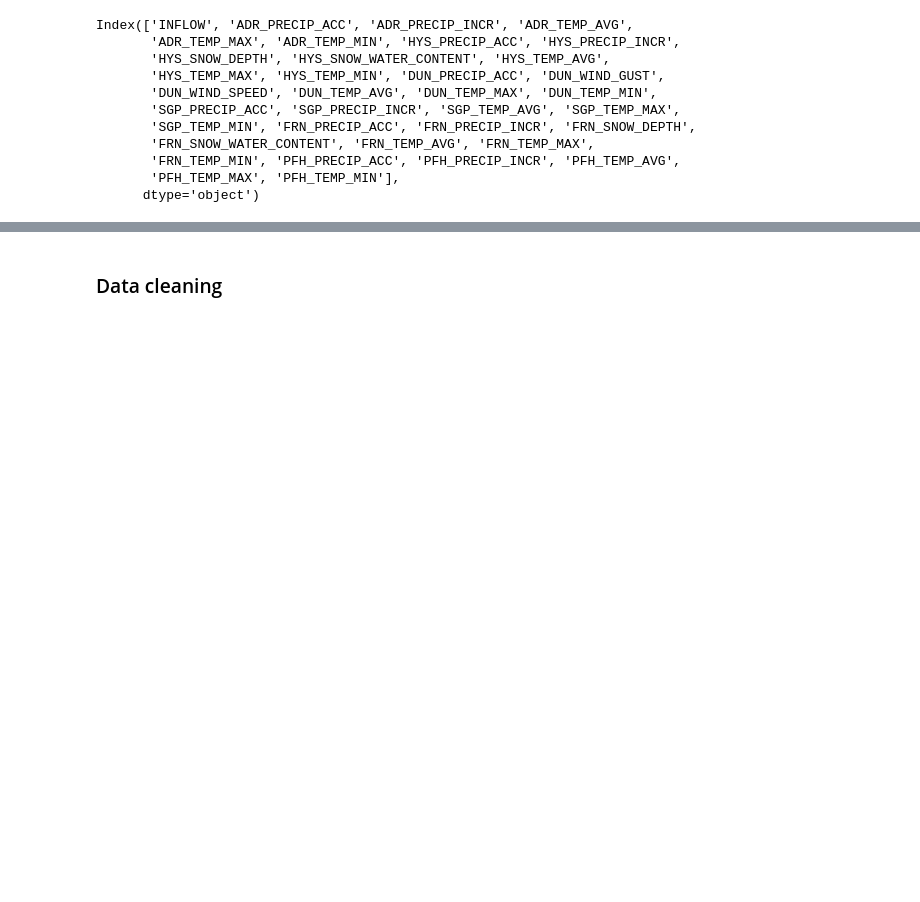
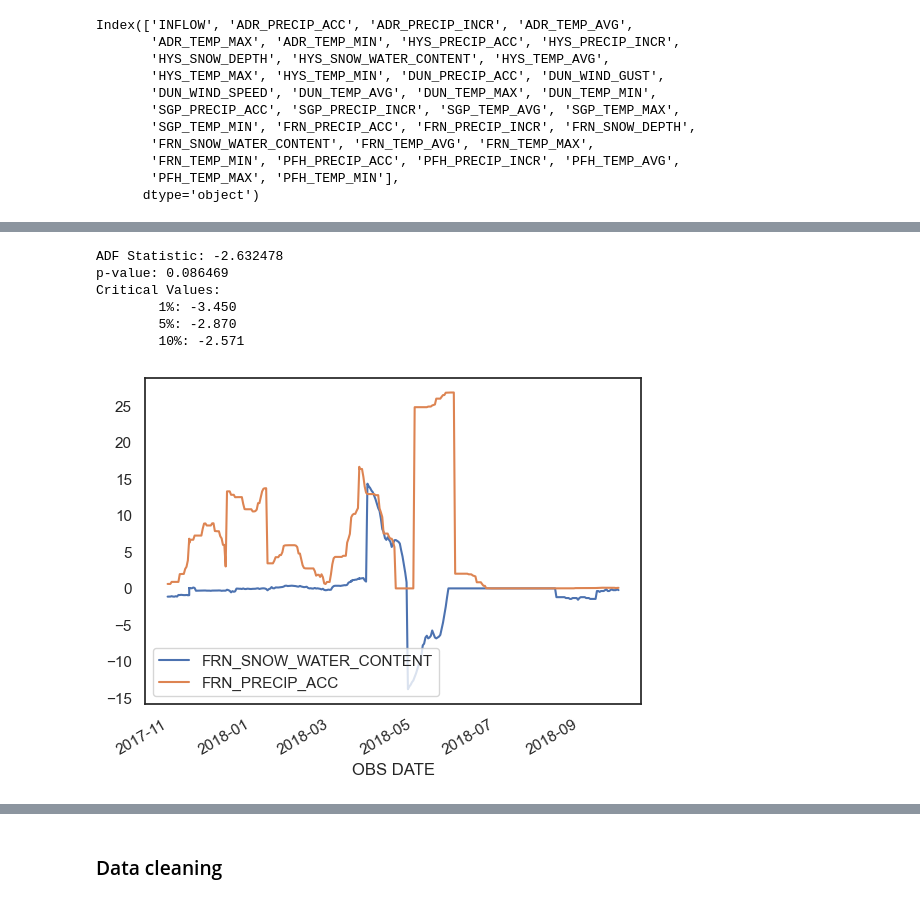
Before and after one commit to lauren-alexandra/basin-inflow-dnn, a Jupyter notebook: weather-informed-reservoir-operation.ipynb, the cells around one changed output, grey strips where cells are left out. Cells and saved outputs as stored; diff of their text form; code cells hidden in the pictures; blank space fills up the shorter version.

Commit message:
create differenced data and correlation check

```diff
--- a/weather-informed-reservoir-operation.ipynb
+++ b/weather-informed-reservoir-operation.ipynb
@@ -820,0 +809,28 @@ pyplot.show()
+# %%
+# Look at one year for EDA analysis
+# CA water year: ['2017-10-01':'2018-09-30']
+
+# FRN_PRECIP_ACC_INFLOW_WATER_YEAR_2017
+FRN_PRECIP_ACC_2017 = FRN_PRECIP_ACC_INFLOW_WATER_YEAR_2017.copy()
+
+# FRN_SWE_INFLOW_WATER_YEAR_2017
+FRN_SWE_2017 = FRN_SWE_INFLOW_WATER_YEAR_2017.copy()
+
+# FRN_PRECIP_ACC_SWE_WATER_YEAR_2017
+FRN_PRECIP_ACC_SWE_2017 = FRN_PRECIP_ACC_SWE_WATER_YEAR_2017.copy()
+
+# difference data
+days = 30
+stationary_FRN_SWE_2017 = difference(FRN_SWE_2017, days)
+stationary_FRN_SWE_2017.index = FRN_SWE_2017.index[30:]
+stationary_FRN_SWE_2017.columns = ['INFLOW', 'FRN_SNOW_WATER_CONTENT']
+
+stationary_FRN_PRECIP_ACC_2017 = difference(FRN_PRECIP_ACC_2017, days)
+stationary_FRN_PRECIP_ACC_2017.index = FRN_PRECIP_ACC_2017.index[30:]
+stationary_FRN_PRECIP_ACC_2017.columns = ['INFLOW', 'FRN_PRECIP_ACC']
+
+stationary_FRN_PRECIP_ACC_SWE_2017 = difference(FRN_PRECIP_ACC_SWE_2017, days)
+stationary_FRN_PRECIP_ACC_SWE_2017.index = FRN_PRECIP_ACC_SWE_2017.index[30:]
+stationary_FRN_PRECIP_ACC_SWE_2017.columns = ['FRN_SNOW_WATER_CONTENT', 'FRN_PRECIP_ACC']
+
+stationary_FRN_PRECIP_ACC_SWE_2017
@@ -820,0 +875,32 @@ pyplot.show()
+# %%
+# check if stationary
+result2 = adfuller(stationary_FRN_PRECIP_ACC_SWE_2017["FRN_PRECIP_ACC"])
+
+"""
+Since the test statistic is smaller than the critical value at 5%, we can reject the null hypothesis
+with a significance level of less than 5%. Rejecting the null hypothesis means the process has no unit root,
+and the time series is stationary or does not have a time-dependent structure.
+"""
+
+print('ADF Statistic: %f' % result2[0])
+print('p-value: %f' % result2[1])
+
+print('Critical Values:')
+for key, value in result2[4].items():
+    print('\t%s: %.3f' % (key, value))
+# %% [output]
+ADF Statistic: -2.632478
+p-value: 0.086469
+Critical Values:
+        1%: -3.450
+        5%: -2.870
+        10%: -2.571
+# %%
+# save
+stationary_FRN_PRECIP_ACC_SWE_2017.to_csv('stationary_FRN_PRECIP_ACC_SWE_2017.csv', header=False)
+
+# plot
+stationary_FRN_PRECIP_ACC_SWE_2017.plot()
+plt.show()
+# %% [output]
+[figure, added]
```
Also changed, not shown: parts of 11 cells of this notebook.
